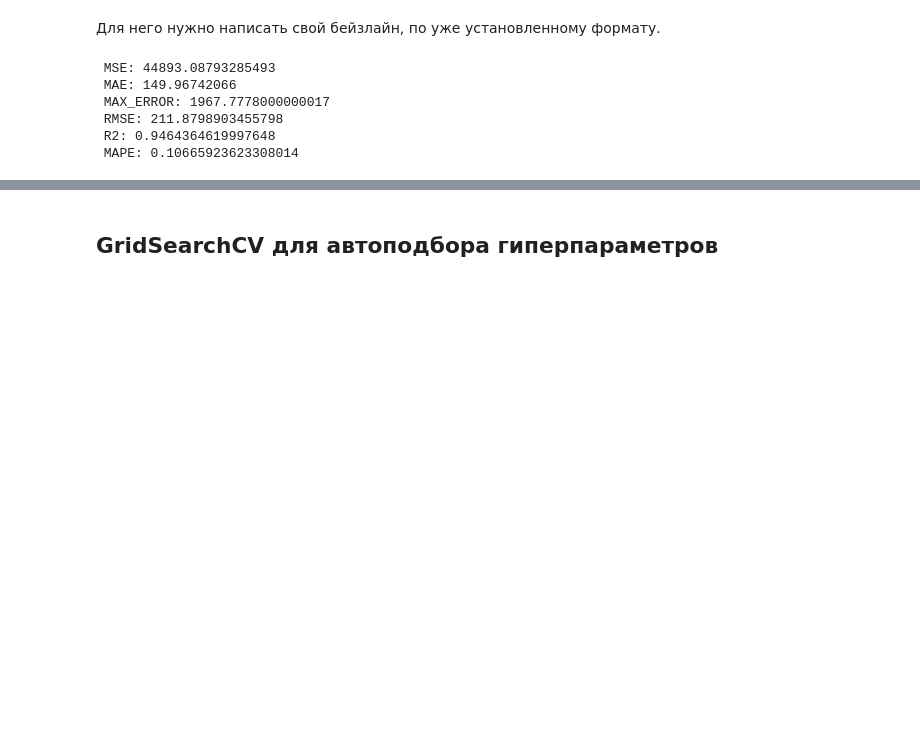
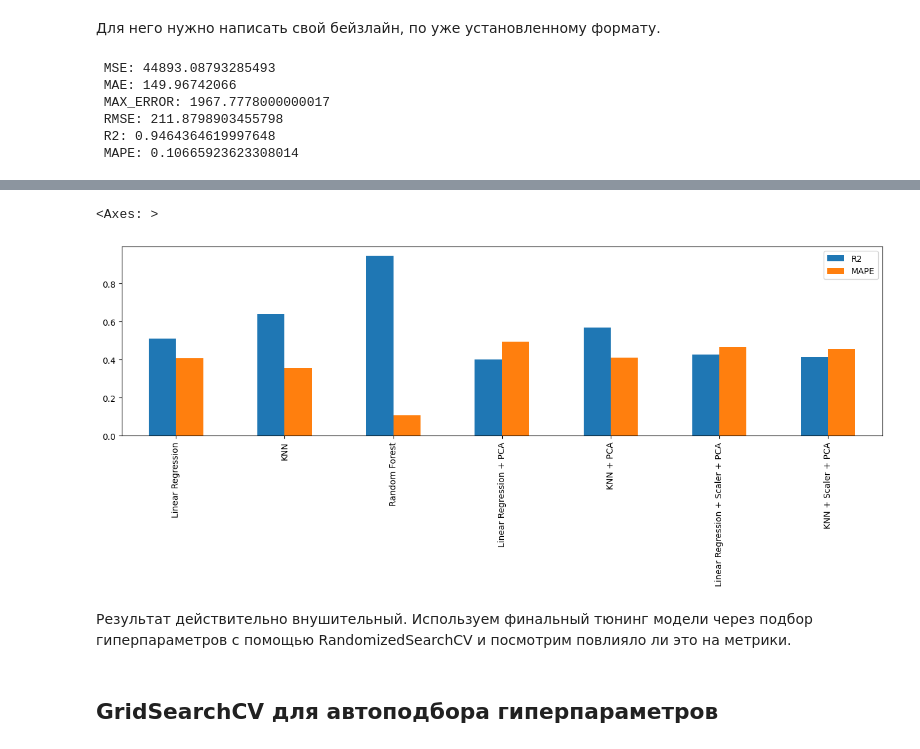
Before and after one commit to HSE-Study-Team/ML_GROUP, a Jupyter notebook: ltv_regression.ipynb, the cells around one changed output, grey strips where cells are left out. Drawn from its saved outputs; the diff is of its cells as text; code cells hidden in the pictures; blank space fills up the shorter version.

```diff
--- a/ltv_regression.ipynb
+++ b/ltv_regression.ipynb
@@ -606,2 +632,9 @@ print(rfr_metrics)
+# %%
+pivot_metrics[['R2', 'MAPE']].plot(kind='bar', figsize=(16, 4))
+# %% [output]
+<Axes: >
+[figure, added]
+# %% [markdown]
+Результат действительно внушительный. Используем финальный тюнинг модели через подбор гиперпараметров с помощью RandomizedSearchCV и посмотрим повлияло ли это на метрики.
 # %% [markdown]
 ## GridSearchCV для автоподбора гиперпараметров
```
Also changed, not shown: parts of 12 cells of this notebook.
